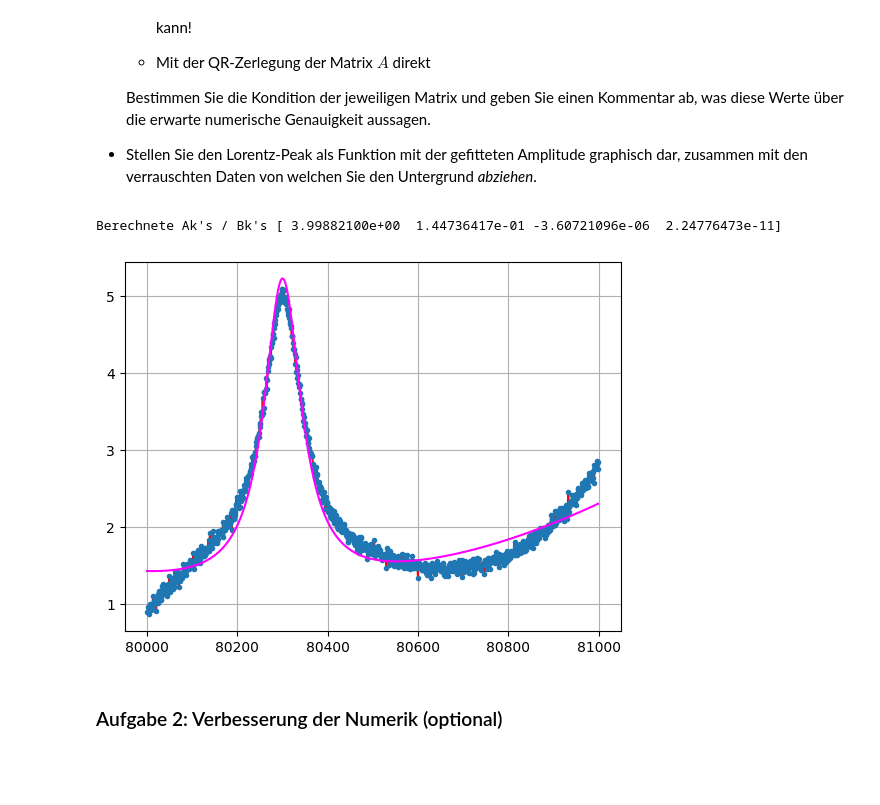
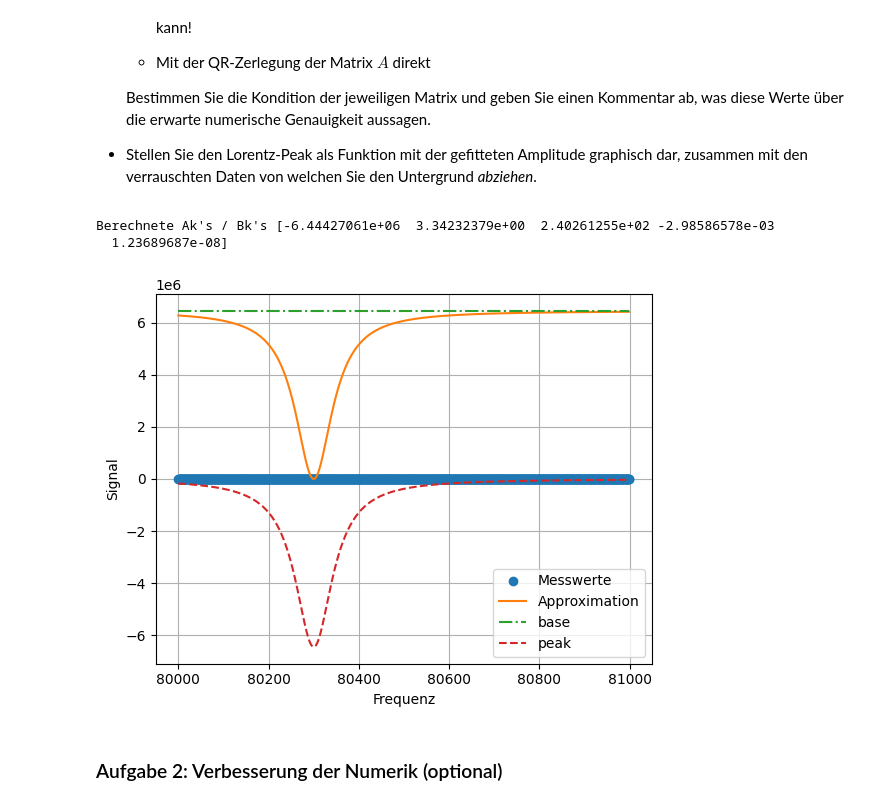
Before and after one commit to hollejon/Numerik, a Jupyter notebook: praktikum5/ModelFitMesstechnikBeispiel.ipynb, the cells around one changed output. Drawn from its saved outputs; the diff is of its cells as text; code cells hidden in the pictures; blank space fills up the shorter version.

```diff
--- a/praktikum5/ModelFitMesstechnikBeispiel.ipynb
+++ b/praktikum5/ModelFitMesstechnikBeispiel.ipynb
@@ -65,7 +65,7 @@ from scipy.linalg import solve_triangular
 s0=100
 x0 =80300
 
-def A0(x):
+def A1(x):
     xl = ((x - x0)*2) / (s0)
     y_m0= 1 / (1 + xl**2)
     return y_m0
@@ -80,43 +80,58 @@ n = len(t)
 y_m = data[:,1]
 
 # Generate Matrix A
-A = np.zeros((n,4))
+A = np.zeros((n,5))
 
 #plt.plot(t, y_m,'o')
 #plt.show()
 
 
 for i in range(0, len(t)):
-    A[i] =  [A0(t[i]),t[i],t[i]**2,t[i]**3]
+    A[i] =  [A0(t[i]), 1, t[i], t[i]**2, t[i]**3]
 
 #print(A)
 Q,R = np.linalg.qr(A)
 
 # Lineares System lösen
 y_num =  np.dot(Q.T, y_m)
 alpha = solve_triangular(R, y_num, trans=0, lower=False, unit_diagonal=False, overwrite_b=False, check_finite=True)
 print("Berechnete Ak's / Bk's", alpha)
 
 #
 #ATA = np.dot(A.T,A)
 #btilde = np.dot(ATA,y_m)
 #
 #LUdec,index =nf.LU(ATA)
 #
 #coef= nf.fbSubs(LUdec,btilde)
 #print(coef)
 
 y_m1 = np.zeros(len(t))
-for i in range(0, len(t)):
-    y_m1[i] = alpha[0]*A0(t[i]) + alpha[1]*t[i] + alpha[2]*t[i]**2 + alpha[3]*t[i]**3
+base = np.zeros(len(t))
+peak = np.zeros(len(t))
+back = np.zeros(len(t))
 
 
-plt.plot(t,y_m,'r',t,y_m,'.',t,y_m1,'magenta')
+for i in range(0, len(t)):
+    y_m1[i] = alpha[0]*A0(t[i]) + alpha[1] + alpha[2]*t[i] + alpha[3]*t[i]**2 + alpha[4]*t[i]**3
+    base[i] = alpha[1] + alpha[2]*t[i] +  alpha[3]*t[i]**2 + alpha[4]*t[i]**3
+    peak[i] = alpha[0]*A0(t[i])
+    #back[i] = alpha[0]*A0(t[i]) - alpha[1] - alpha[2]*t[i] - alpha[3]*t[i]**2 - alpha[4]*t[i]**3
+
+
+plt.plot(t,y_m,'o', label='Messwerte')
+plt.plot(t,y_m1,'-', label='Approximation')
+plt.plot(t,base,'-.', label ='base')
+plt.plot(t,peak,'--',label='peak')
+plt.xlabel('Frequenz')
+plt.ylabel('Signal')
+plt.legend()
 plt.grid()
 plt.show()
 # %% [output]
-Berechnete Ak's / Bk's [ 3.99882100e+00  1.44736417e-01 -3.60721096e-06  2.24776473e-11]
+Berechnete Ak's / Bk's [-6.44427061e+06  3.34232379e+00  2.40261255e+02 -2.98586578e-03
+  1.23689687e-08]
-[figure, old version]
+[figure, new version]
 # %% [markdown]
 ### Aufgabe 2: Verbesserung der Numerik (optional)
 # %% [markdown]
```
